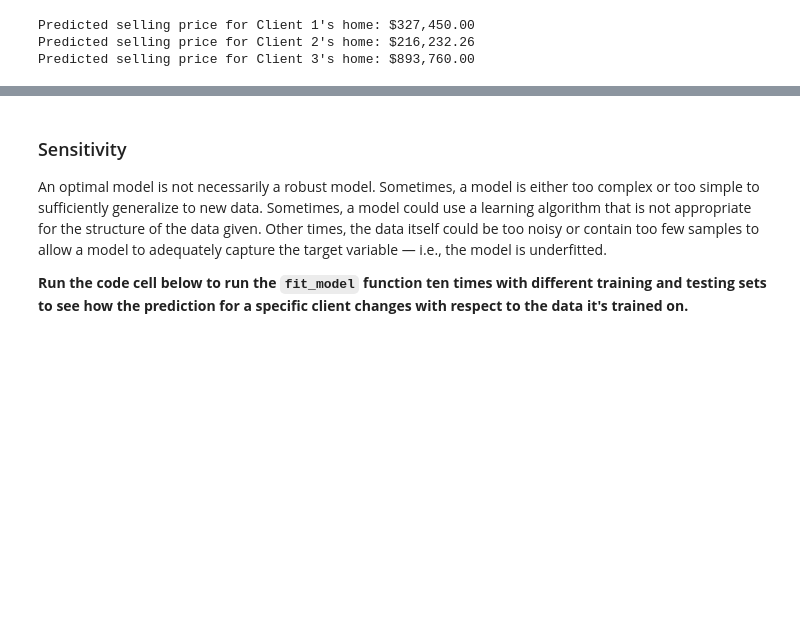
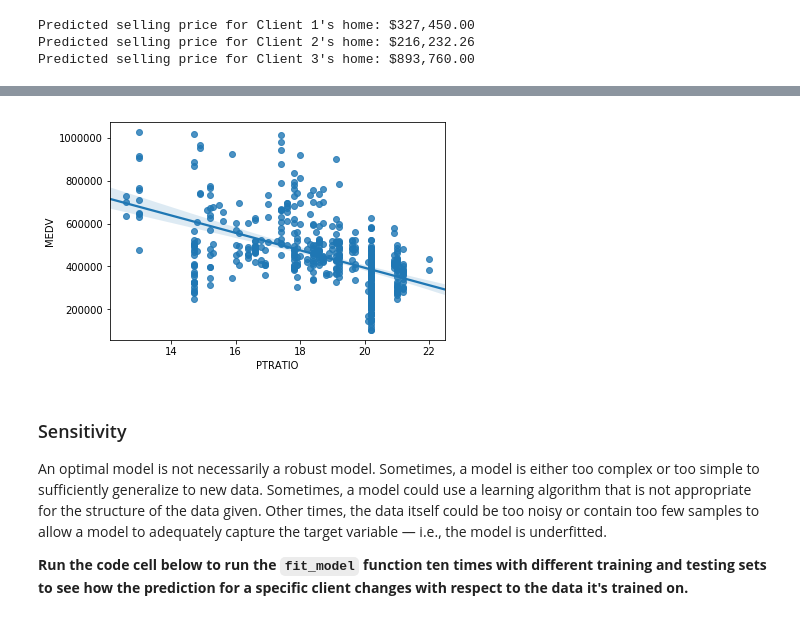
Before and after one commit to teragotti/boston_housing, a Jupyter notebook: boston_housing.ipynb, the cells around one changed output, grey strips where cells are left out. Drawn from its saved outputs; the diff is of its cells as text; code cells hidden in the pictures; blank space fills up the shorter version.

```diff
--- a/boston_housing.ipynb
+++ b/boston_housing.ipynb
@@ -467,3 +483,7 @@ Predicted selling price for Client 3's home: $893,760.00
+# %%
+ax = sns.regplot(x="PTRATIO", y="MEDV", data=data)
+# %% [output]
+[figure, added]
 # %% [markdown]
 ### Sensitivity
 An optimal model is not necessarily a robust model. Sometimes, a model is either too complex or too simple to sufficiently generalize to new data. Sometimes, a model could use a learning algorithm that is not appropriate for the structure of the data given. Other times, the data itself could be too noisy or contain too few samples to allow a model to adequately capture the target variable — i.e., the model is underfitted.
```
Also changed, not shown: parts of 12 cells of this notebook, 1 other file.
